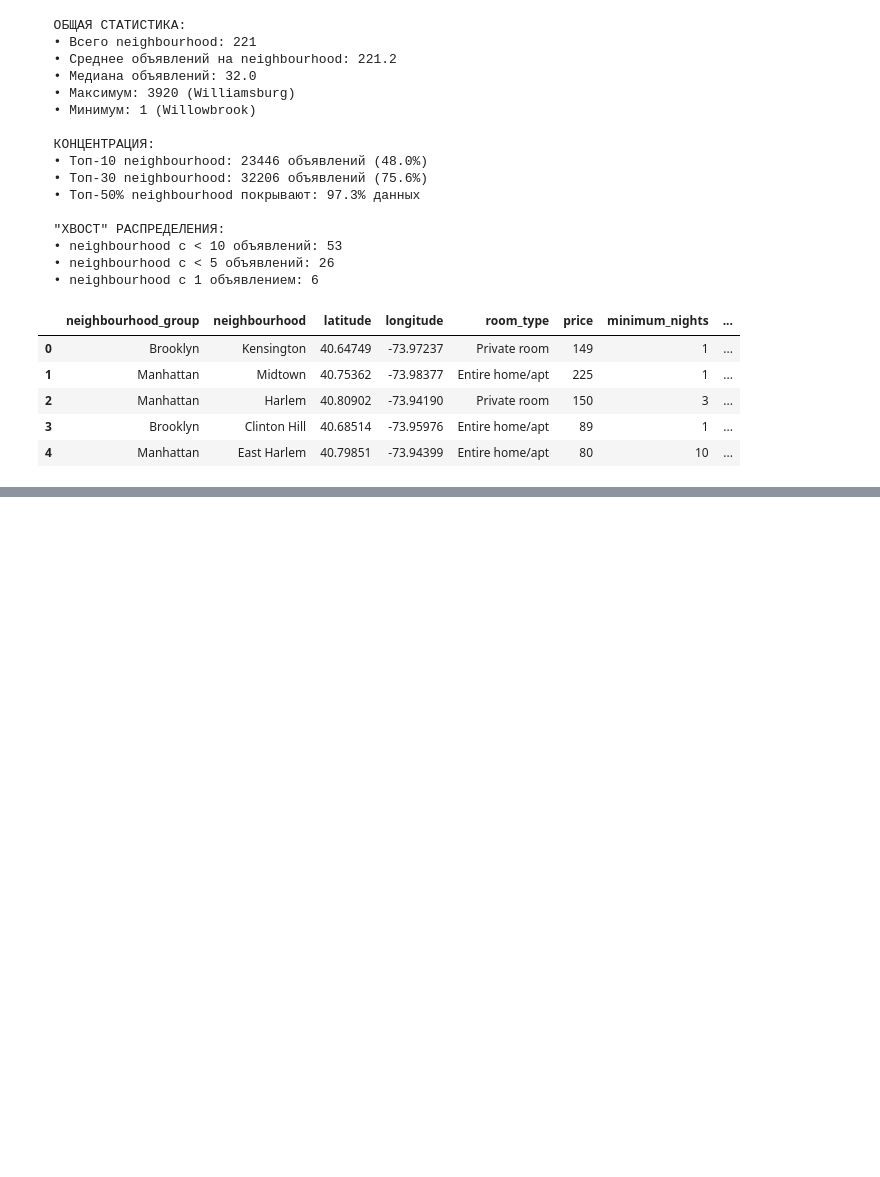
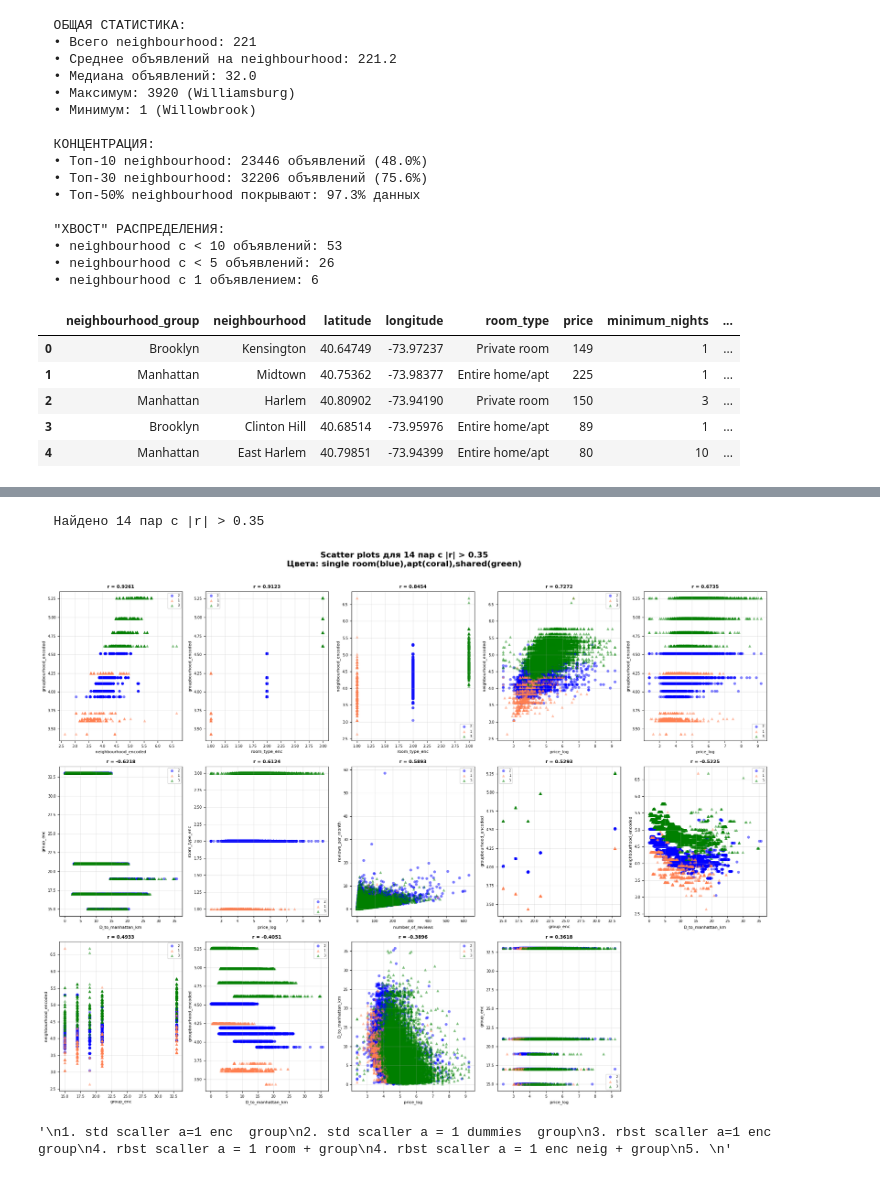
Before and after one commit to Ma-rCh/ML-Basic, a Jupyter notebook: homework_10/homework_10.ipynb, the cells around one changed output, grey strips where cells are left out. Saved outputs shown, nothing was run; the diff lists cells and outputs as text; code cells hidden in the pictures; blank space fills up the shorter version.

```diff
--- a/homework_10/homework_10.ipynb
+++ b/homework_10/homework_10.ipynb
@@ -437,0 +365,62 @@ plt.show()
+# %%
+#pairplots
+
+high_corr_pairs = []
+for i in range(len(correlation_matrix.columns)):
+    for j in range(i+1, len(correlation_matrix.columns)):
+        corr_val = correlation_matrix.iloc[i, j]
+        if abs(corr_val) > 0.35:
+            high_corr_pairs.append({
+                'feature1': correlation_matrix.columns[i],
+                'feature2': correlation_matrix.columns[j],
+                'correlation': corr_val
+            })
+
+# Сортируем по убыванию |r|
+high_corr_pairs_sorted = sorted(high_corr_pairs,
+                                key=lambda x: abs(x['correlation']),
+                                reverse=True)
+
+print(f"  Найдено {len(high_corr_pairs_sorted)} пар с |r| > 0.35\n")
+#print((high_corr_pairs_sorted))
+n_pairs = len(high_corr_pairs_sorted)
+n_cols = 5
+n_rows = (n_pairs + n_cols - 1) // n_cols
+
+fig, axes = plt.subplots(n_rows, n_cols, figsize=(20, n_rows * 5))
+axes = axes.flatten()
+
+for idx, pair in enumerate(high_corr_pairs_sorted):
+    ax = axes[idx]
+    f1, f2, corr = pair['feature1'], pair['feature2'], pair['correlation']
+
+    # Scatter plot с раскраской по диагнозу
+    for room_type_enc, color, marker, alpha in [
+        (2, 'blue', 'o', 0.5),
+        (1, 'coral', '^', 0.5),
+        (3, 'green', '^', 0.5)
+    ]:
+        mask = data['room_type_enc'] == room_type_enc
+        ax.scatter(data.loc[mask, f1], data.loc[mask, f2],
+                  c=color, marker=marker, alpha=alpha, s=30,
+                  edgecolors='none', label=room_type_enc)
+
+
+
+    ax.set_xlabel(f1, fontsize=8)
+    ax.set_ylabel(f2, fontsize=8)
+    ax.set_title(f'r = {corr:.4f}', fontsize=9, fontweight='bold')
+    ax.legend(fontsize=6, loc='best')
+    ax.grid(True, alpha=0.3)
+    ax.tick_params(labelsize=7)
+    plt.suptitle(f'Scatter plots для {n_pairs} пар с |r| > 0.35\nЦвета: single room(blue),apt(coral),shared(green)',
+                fontsize=16, fontweight='bold', y=1.01)
+
+for idx in range(n_pairs, len(axes)):
+    axes[idx].axis('off')
+
+plt.tight_layout()
+plt.show()
+# %% [output]
+  Найдено 14 пар с |r| > 0.35
+[figure, added]
@@ -438,2 +476,13 @@ plt.show()
+# %%
+'''
+1. std scaller a=1 enc  group
+2. std scaller a = 1 dummies  group
+3. rbst scaller a=1 enc group
+4. rbst scaller a = 1 room + group
+4. rbst scaller a = 1 enc neig + group
+5. rbst sqrt neigh enc
+'''
+# %% [output]
+'\n1. std scaller a=1 enc  group\n2. std scaller a = 1 dummies  group\n3. rbst scaller a=1 enc group\n4. rbst scaller a = 1 room + group\n4. rbst scaller a = 1 enc neig + group\n5. \n'
 # %%
 #📌 ПРОБЛЕМА УТЕЧКИ ДАННЫХ (DATA LEAKAGE):Если вычислить медиану на ВСЕХ данных (включая test), модель "увидит" будущее → завышенный R²!
```
Also changed, not shown: parts of 25 cells of this notebook.
